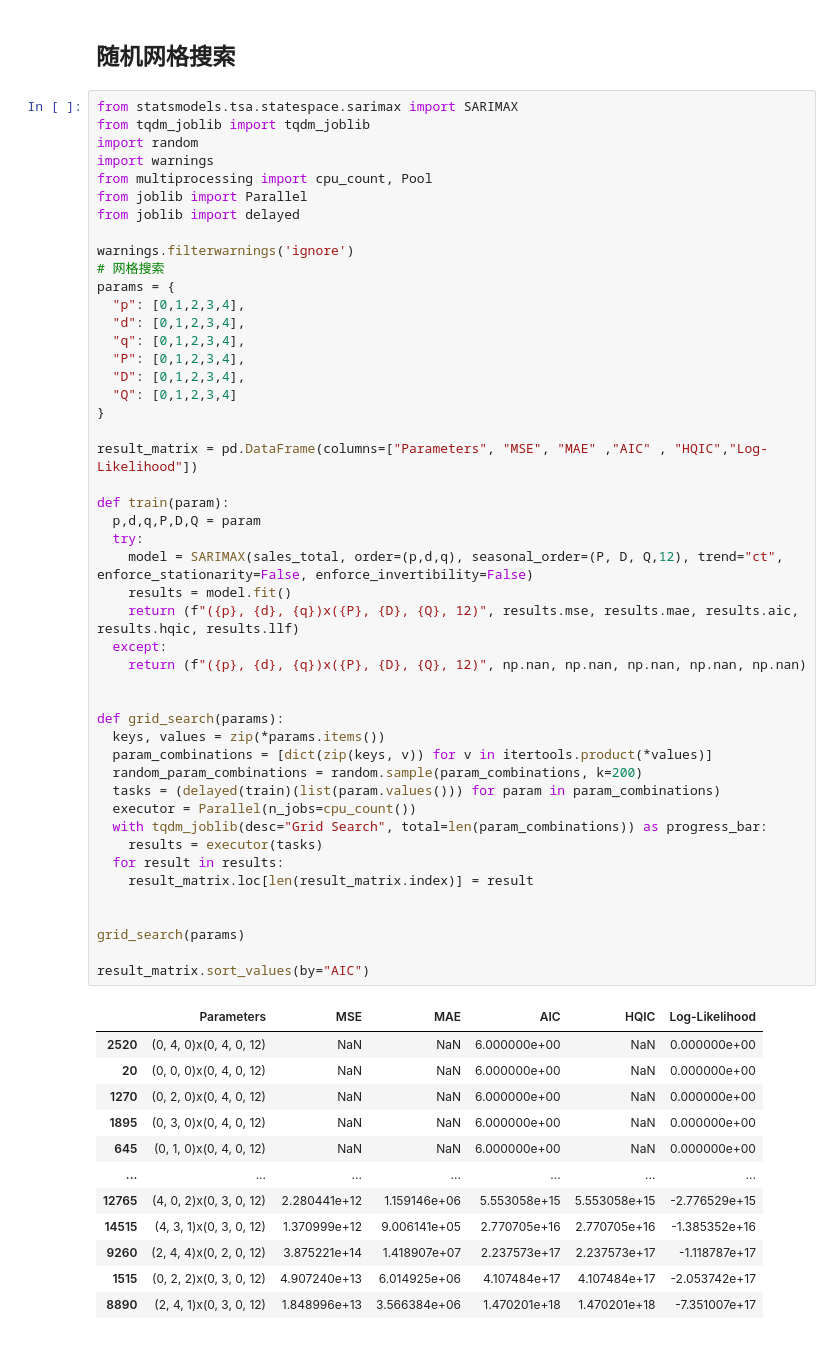
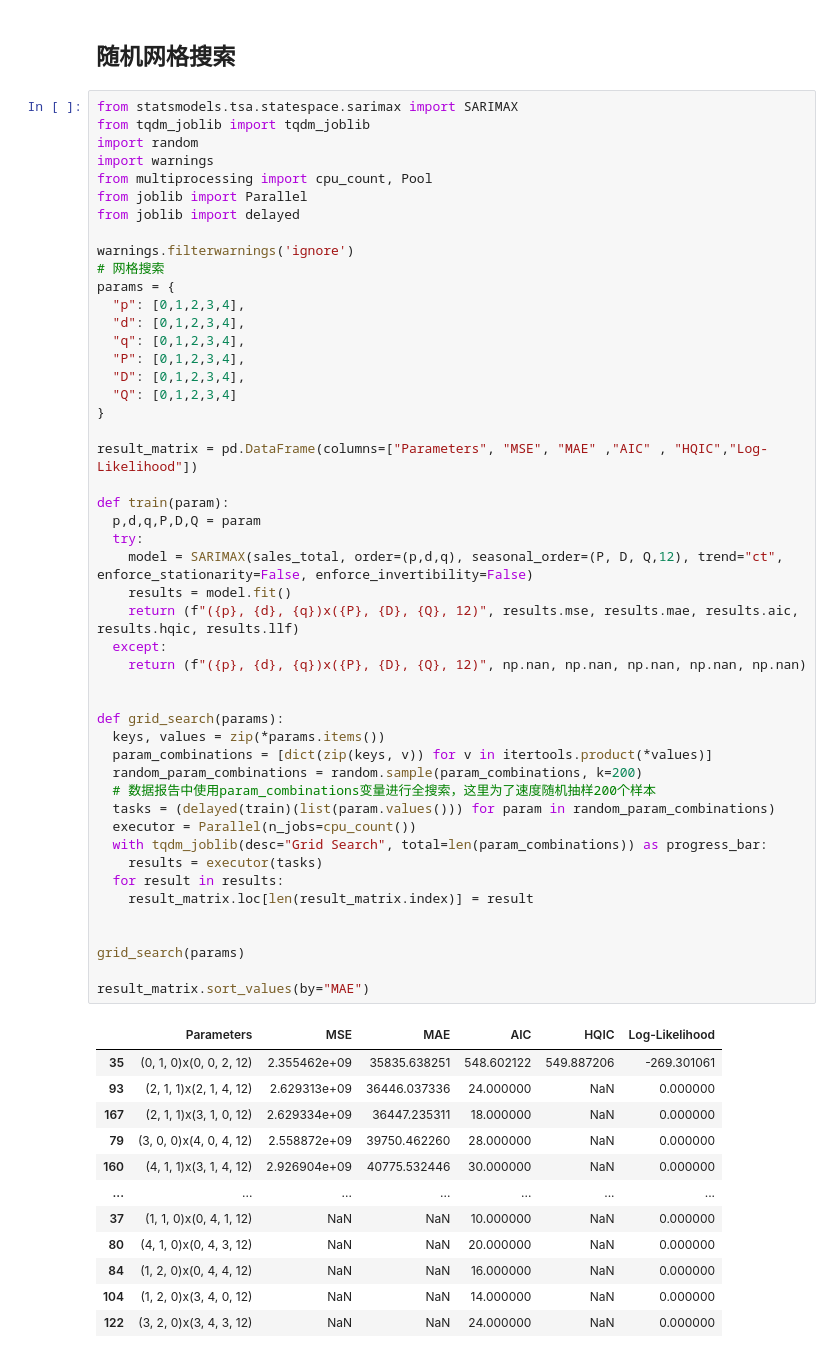
Before and after one commit to DanielZhangyc/DineOptimizer, a Jupyter notebook: homework/作业预测.ipynb, the cells around one changed output. Cells and saved outputs as stored; diff of their text form.

```diff
--- a/homework/作业预测.ipynb
+++ b/homework/作业预测.ipynb
@@ -142,43 +142,44 @@ params = {
   "Q": [0,1,2,3,4]
 }
 
 result_matrix = pd.DataFrame(columns=["Parameters", "MSE", "MAE" ,"AIC" , "HQIC","Log-Likelihood"])
 
 def train(param):
   p,d,q,P,D,Q = param
   try:
     model = SARIMAX(sales_total, order=(p,d,q), seasonal_order=(P, D, Q,12), trend="ct", enforce_stationarity=False, enforce_invertibility=False)
     results = model.fit()
     return (f"({p}, {d}, {q})x({P}, {D}, {Q}, 12)", results.mse, results.mae, results.aic, results.hqic, results.llf)
   except:
     return (f"({p}, {d}, {q})x({P}, {D}, {Q}, 12)", np.nan, np.nan, np.nan, np.nan, np.nan)
 
 
 def grid_search(params):
   keys, values = zip(*params.items())
   param_combinations = [dict(zip(keys, v)) for v in itertools.product(*values)]
   random_param_combinations = random.sample(param_combinations, k=200)
-  tasks = (delayed(train)(list(param.values())) for param in param_combinations)
+  # 数据报告中使用param_combinations变量进行全搜索，这里为了速度随机抽样200个样本
+  tasks = (delayed(train)(list(param.values())) for param in random_param_combinations)
   executor = Parallel(n_jobs=cpu_count())
   with tqdm_joblib(desc="Grid Search", total=len(param_combinations)) as progress_bar:
     results = executor(tasks)
   for result in results:
     result_matrix.loc[len(result_matrix.index)] = result
 
 
 grid_search(params)
 
-result_matrix.sort_values(by="AIC")
+result_matrix.sort_values(by="MAE")
 # %% [output]
 |  | Parameters | MSE | MAE | AIC | HQIC | Log-Likelihood |
-| 2520 | (0, 4, 0)x(0, 4, 0, 12) | NaN | NaN | 6.000000e+00 | NaN | 0.000000e+00 |
-| 20 | (0, 0, 0)x(0, 4, 0, 12) | NaN | NaN | 6.000000e+00 | NaN | 0.000000e+00 |
-| 1270 | (0, 2, 0)x(0, 4, 0, 12) | NaN | NaN | 6.000000e+00 | NaN | 0.000000e+00 |
-| 1895 | (0, 3, 0)x(0, 4, 0, 12) | NaN | NaN | 6.000000e+00 | NaN | 0.000000e+00 |
-| 645 | (0, 1, 0)x(0, 4, 0, 12) | NaN | NaN | 6.000000e+00 | NaN | 0.000000e+00 |
+| 35 | (0, 1, 0)x(0, 0, 2, 12) | 2.355462e+09 | 35835.638251 | 548.602122 | 549.887206 | -269.301061 |
+| 93 | (2, 1, 1)x(2, 1, 4, 12) | 2.629313e+09 | 36446.037336 | 24.000000 | NaN | 0.000000 |
+| 167 | (2, 1, 1)x(3, 1, 0, 12) | 2.629334e+09 | 36447.235311 | 18.000000 | NaN | 0.000000 |
+| 79 | (3, 0, 0)x(4, 0, 4, 12) | 2.558872e+09 | 39750.462260 | 28.000000 | NaN | 0.000000 |
+| 160 | (4, 1, 1)x(3, 1, 4, 12) | 2.926904e+09 | 40775.532446 | 30.000000 | NaN | 0.000000 |
 | ... | ... | ... | ... | ... | ... | ... |
-| 12765 | (4, 0, 2)x(0, 3, 0, 12) | 2.280441e+12 | 1.159146e+06 | 5.553058e+15 | 5.553058e+15 | -2.776529e+15 |
-| 14515 | (4, 3, 1)x(0, 3, 0, 12) | 1.370999e+12 | 9.006141e+05 | 2.770705e+16 | 2.770705e+16 | -1.385352e+16 |
-| 9260 | (2, 4, 4)x(0, 2, 0, 12) | 3.875221e+14 | 1.418907e+07 | 2.237573e+17 | 2.237573e+17 | -1.118787e+17 |
-| 1515 | (0, 2, 2)x(0, 3, 0, 12) | 4.907240e+13 | 6.014925e+06 | 4.107484e+17 | 4.107484e+17 | -2.053742e+17 |
-| 8890 | (2, 4, 1)x(0, 3, 0, 12) | 1.848996e+13 | 3.566384e+06 | 1.470201e+18 | 1.470201e+18 | -7.351007e+17 |
+| 37 | (1, 1, 0)x(0, 4, 1, 12) | NaN | NaN | 10.000000 | NaN | 0.000000 |
+| 80 | (4, 1, 0)x(0, 4, 3, 12) | NaN | NaN | 20.000000 | NaN | 0.000000 |
+| 84 | (1, 2, 0)x(0, 4, 4, 12) | NaN | NaN | 16.000000 | NaN | 0.000000 |
+| 104 | (1, 2, 0)x(3, 4, 0, 12) | NaN | NaN | 14.000000 | NaN | 0.000000 |
+| 122 | (3, 2, 0)x(3, 4, 3, 12) | NaN | NaN | 24.000000 | NaN | 0.000000 |
```
Also changed, not shown: parts of 8 cells of this notebook, 16 other files.
